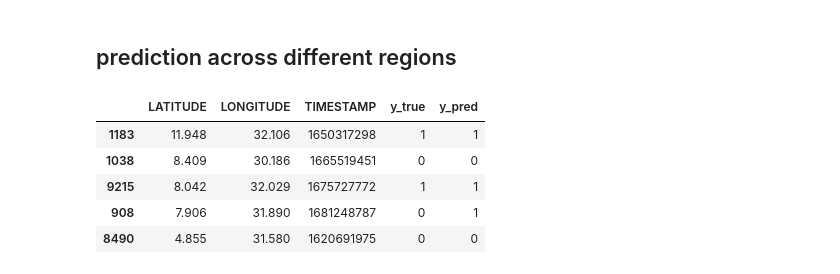
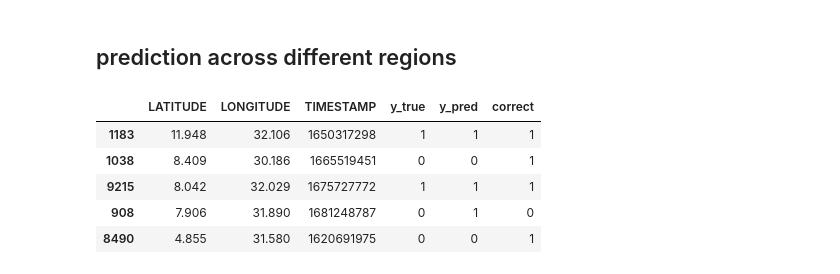
Before and after one commit to kaylanhua/conflicts, a Jupyter notebook: hoch/random_forest.ipynb, the cells around one changed output. Cells and saved outputs as stored; diff of their text form; code cells hidden in the pictures.

```diff
--- a/hoch/random_forest.ipynb
+++ b/hoch/random_forest.ipynb
@@ -173,12 +173,13 @@ plt.show()
 # %%
 df = X_test.copy()
 df['y_true'] = list(y_test.values)
 df['y_pred'] = y_pred
+df['correct'] = (df['y_true'] == df['y_pred']).astype(int)
 df.head()
 # %% [output]
-|  | LATITUDE | LONGITUDE | TIMESTAMP | y_true | y_pred |
-| 1183 | 11.948 | 32.106 | 1650317298 | 1 | 1 |
-| 1038 | 8.409 | 30.186 | 1665519451 | 0 | 0 |
-| 9215 | 8.042 | 32.029 | 1675727772 | 1 | 1 |
-| 908 | 7.906 | 31.890 | 1681248787 | 0 | 1 |
-| 8490 | 4.855 | 31.580 | 1620691975 | 0 | 0 |
+|  | LATITUDE | LONGITUDE | TIMESTAMP | y_true | y_pred | correct |
+| 1183 | 11.948 | 32.106 | 1650317298 | 1 | 1 | 1 |
+| 1038 | 8.409 | 30.186 | 1665519451 | 0 | 0 | 1 |
+| 9215 | 8.042 | 32.029 | 1675727772 | 1 | 1 | 1 |
+| 908 | 7.906 | 31.890 | 1681248787 | 0 | 1 | 0 |
+| 8490 | 4.855 | 31.580 | 1620691975 | 0 | 0 | 1 |
```
Also changed, not shown: parts of 4 cells of this notebook.
